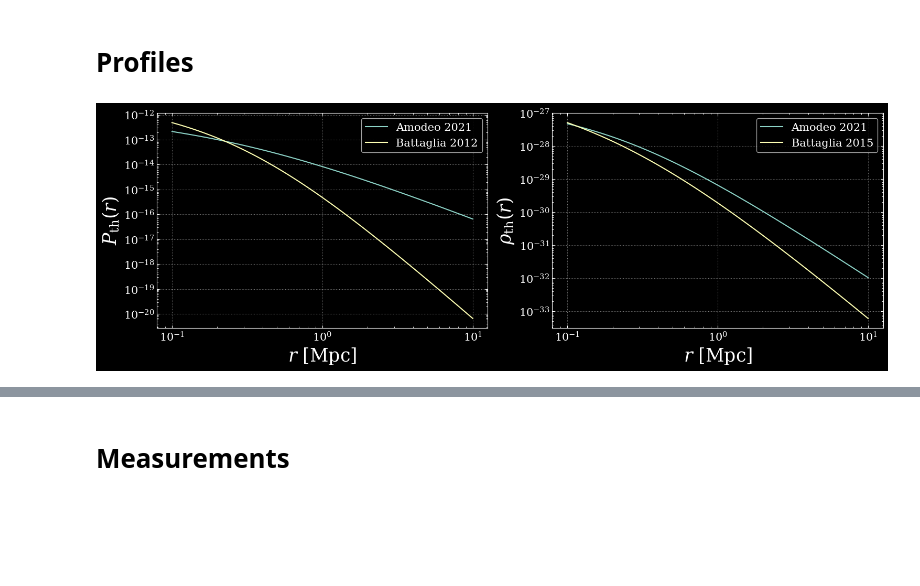
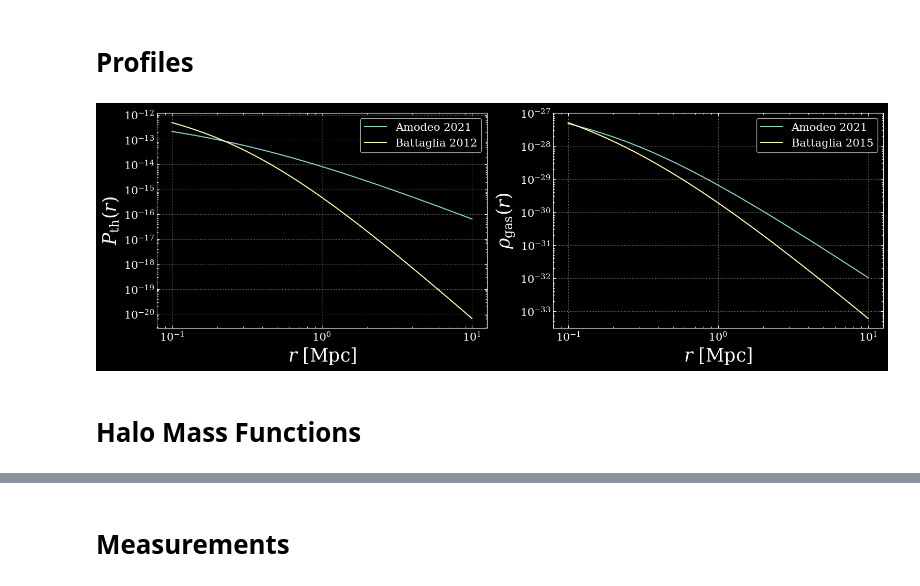
Before and after one commit to chadpopik/CAPPIBARAS, a Jupyter notebook: Intro.ipynb, the cells around one changed output, grey strips where cells are left out. Cells and saved outputs as stored; diff of their text form; code cells hidden in the pictures; blank space fills up the shorter version.

```diff
--- a/Intro.ipynb
+++ b/Intro.ipynb
@@ -83,22 +70,24 @@ r200c_func = lambda m200c, z: (m200c/(4/3*np.pi*200*rhoc_func(z)))**(1/3)
 # %%
 fig, axs = plt.subplots(1, 2, figsize=(15, 5), layout='constrained')
 axs[0].set(ylabel=r'$P_\text{th}(r)$', xlabel=r'$r$ [Mpc]')
-axs[1].set(ylabel=r'$\rho_\text{th}(r)$', xlabel=r'$r$ [Mpc]')
+axs[1].set(ylabel=r'$\rho_\text{gas}(r)$', xlabel=r'$r$ [Mpc]')
 
 rs = np.logspace(-1, 1, 100)
 mhalos = np.logspace(11, 15, 50)
 zs = np.linspace(0.4, 1.0, 10)
 
-AmodeoPth = Profiles.Amodeo2021('GNFW').Pth1h(rs, mhalos, zs, rhoc_func, r200c_func, initpar)
-Amodeorho = Profiles.Amodeo2021('GNFW').rho1h(rs, mhalos, zs, rhoc_func, r200c_func, initpar)
+AmodeoPth = Profiles.Amodeo2021({'model':'GNFW'}).Pth1h(rs, mhalos, zs, rhoc_func, r200c_func, initpar)
+Amodeorho = Profiles.Amodeo2021({'model':'GNFW'}).rho1h(rs, mhalos, zs, rhoc_func, r200c_func, initpar)
 axs[0].loglog(rs, AmodeoPth()[:, 25, 5], label='Amodeo 2021')
 axs[1].loglog(rs, Amodeorho()[:, 25, 5], label='Amodeo 2021')
-Battaglia2015 = Profiles.Battaglia2015('AGN').rho1h(rs, mhalos, zs, rhoc_func, r200c_func, initpar)
+Battaglia2015 = Profiles.Battaglia2015({'model':'AGN'}).rho1h(rs, mhalos, zs, rhoc_func, r200c_func, initpar)
 axs[1].loglog(rs, Battaglia2015()[:, 25, 5], label='Battaglia 2015')
-Battaglia2012 = Profiles.Battaglia2012('B12').Pth1h(rs, mhalos, zs, rhoc_func, r200c_func, initpar)
+Battaglia2012 = Profiles.Battaglia2012({'model':'B12'}).Pth1h(rs, mhalos, zs, rhoc_func, r200c_func, initpar)
 axs[0].loglog(rs, Battaglia2012()[:, 25, 5], label='Battaglia 2012')
 
 
 axs[0].legend(), axs[1].legend(); plt.show()
 # %% [output]
-[figure, old version]
+[figure, new version]
+# %% [markdown]
+# Halo Mass Functions
```
Also changed, not shown: parts of 35 cells of this notebook, 9 other files.
